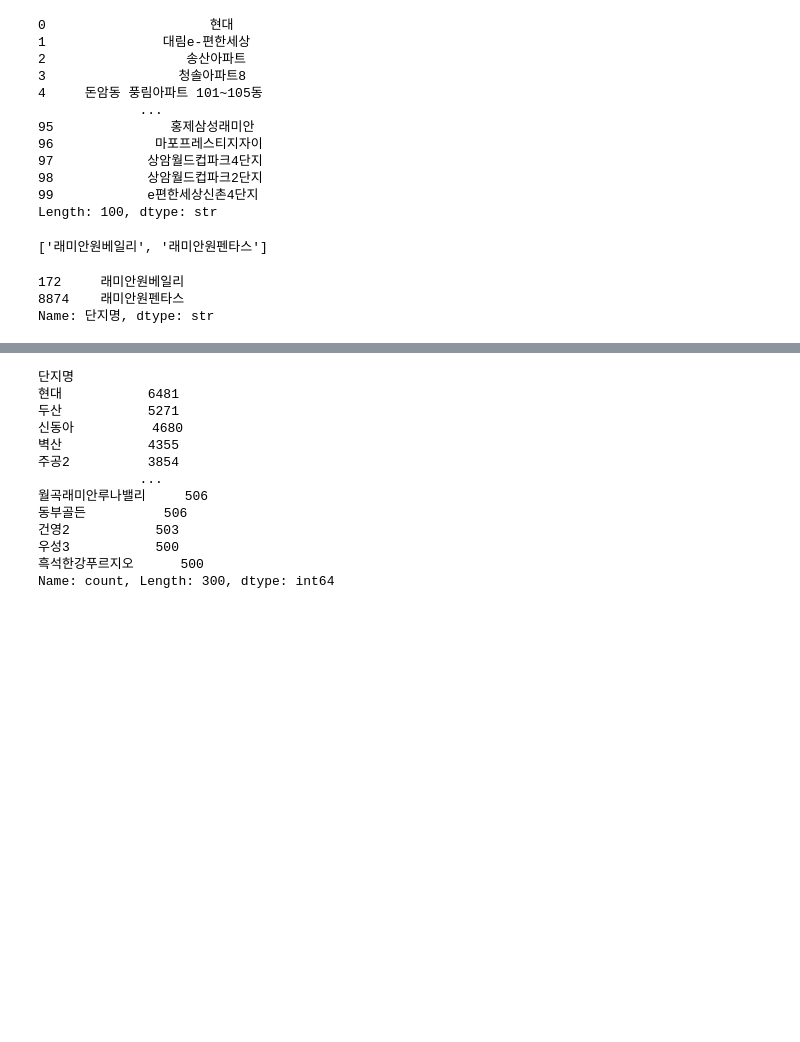
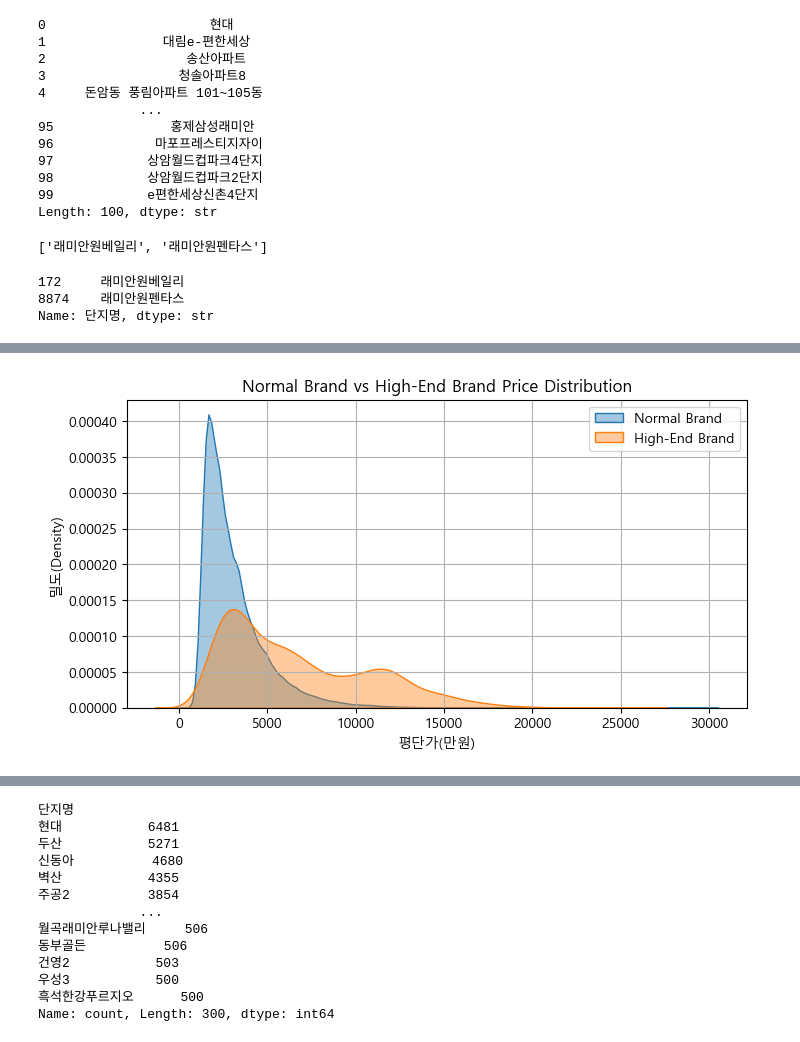
Before and after one commit to Sigmean/Seoul-Apartment-Price-Analysis, a Jupyter notebook: 아파트 실거래가 분석.ipynb, the cells around one changed output, grey strips where cells are left out. Cells and saved outputs as stored; diff of their text form; code cells hidden in the pictures; blank space fills up the shorter version.

```diff
--- a/아파트 실거래가 분석.ipynb
+++ b/아파트 실거래가 분석.ipynb
@@ -925,0 +1415,4 @@ brand_list = [
+# %%
+df['브랜드'] = df['단지명'].apply(classify_brand)
+
+df['브랜드'].value_counts()
@@ -925,0 +1464,72 @@ brand_list = [
+# %%
+
+# ==========================================
+# 하이엔드 브랜드 데이터만 추출
+# ==========================================
+
+highend_df = df[
+    df['브랜드'].isin(highend_brand_list)
+]
+
+# ==========================================
+# 일반 브랜드 데이터 추출
+# ==========================================
+
+normal_df = df[
+    ~df['브랜드'].isin(highend_brand_list)
+]
+
+# ==========================================
+# 데이터 개수 확인
+# ==========================================
+
+print("하이엔드 브랜드 거래 건수")
+print(highend_df.shape)
+
+print()
+
+print("일반 브랜드 거래 건수")
+print(normal_df.shape)
+
+# ==========================================
+# KDE 그래프 생성
+# ==========================================
+
+plt.figure(figsize=(8, 4))
+
+# 일반 브랜드 KDE
+sns.kdeplot(
+    data=normal_df,
+    x='평단가(만원)',
+    fill=True,
+    alpha=0.4,
+    label='Normal Brand'
+)
+
+# 하이엔드 브랜드 KDE
+sns.kdeplot(
+    data=highend_df,
+    x='평단가(만원)',
+    fill=True,
+    alpha=0.4,
+    label='High-End Brand'
+)
+
+# 제목
+plt.title('Normal Brand vs High-End Brand Price Distribution')
+
+# x축
+plt.xlabel('평단가(만원)')
+
+# y축
+plt.ylabel('밀도(Density)')
+
+# 격자선
+plt.grid(True)
+
+# 범례
+plt.legend()
+
+# 출력
+plt.show()
+# %% [output]
@@ -925,0 +1541 @@ brand_list = [
+[figure, added]
```
Also changed, not shown: parts of 56 cells of this notebook.
